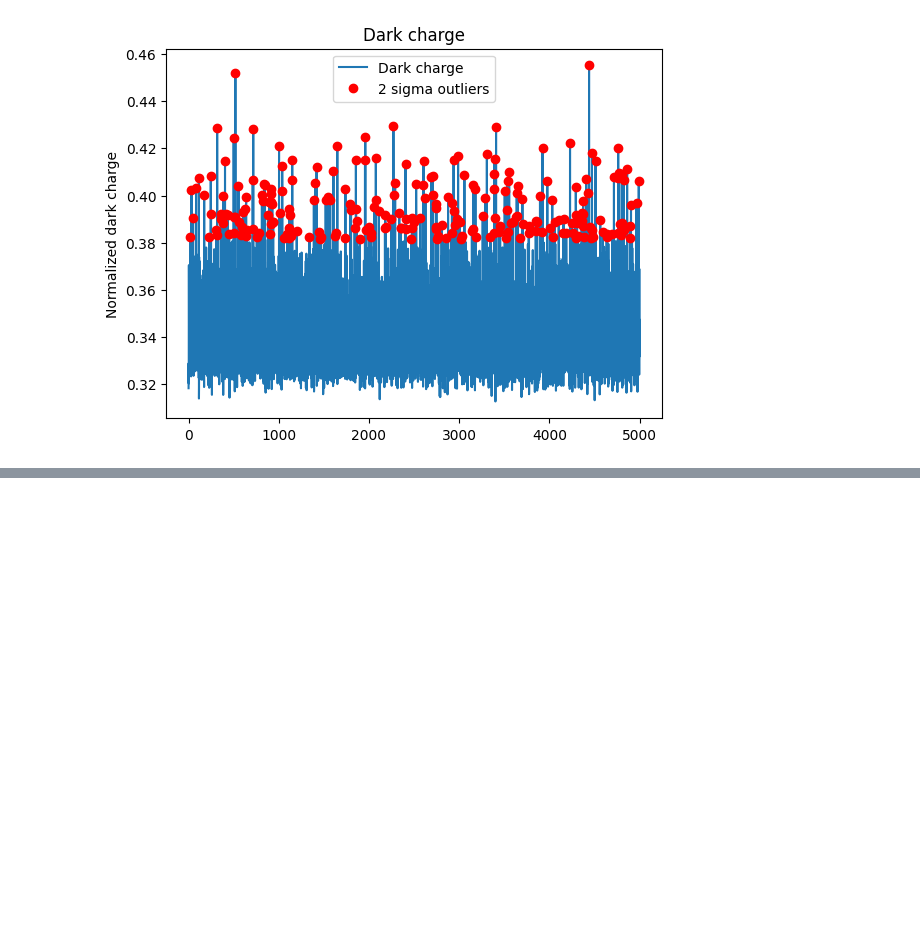
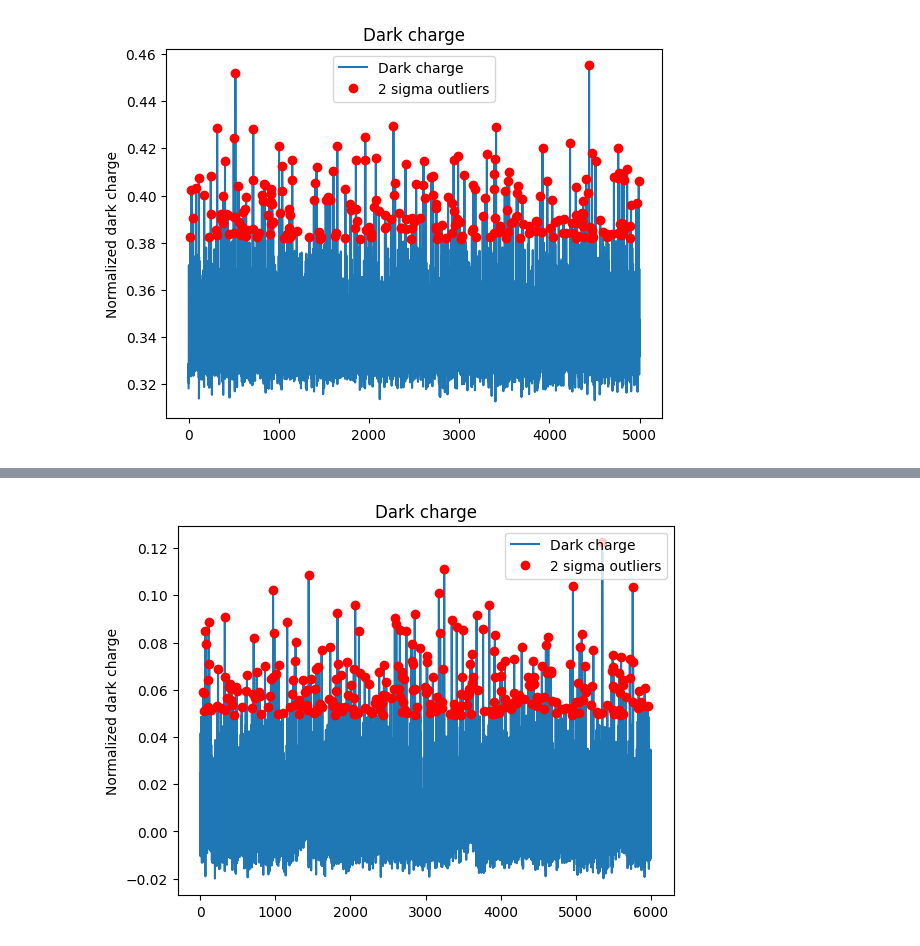
Before and after one commit to stormmathisen/dark_current_data_analysis, a Jupyter notebook: breakdown_wave_analysis.ipynb, the cells around one changed output, grey strips where cells are left out. Cells and saved outputs as stored; diff of their text form; code cells hidden in the pictures; blank space fills up the shorter version.

```diff
--- a/breakdown_wave_analysis.ipynb
+++ b/breakdown_wave_analysis.ipynb
@@ -128,0 +129,24 @@ Explains 75.32639308675965% of the mean charge
+# %%
+## Oscillations without RF
+i1 = 0
+i2 = 6000
+waveforms_osc = waveforms[i1:i2]
+dark_charge_osc = dark_charge[i1:i2]
+plt.figure()
+plt.plot(dark_charge_osc, '-')
+plt.title('Dark charge')
+
+mean_osc = np.mean(dark_charge_osc)
+std_osc = np.std(dark_charge_osc)
+
+n = 2
+
+outlier_osc = np.abs(dark_charge_osc - mean_osc) > n*std_osc
+
+plt.plot(np.where(outlier_osc)[0], dark_charge_osc[outlier_osc], 'ro')
+plt.title('Dark charge')
+plt.legend(['Dark charge', f'{n} sigma outliers'])
+plt.ylabel('Normalized dark charge')
+plt.savefig(figure_prefix + 'dark_charge_osc_no_RF.png')
+# %% [output]
+[figure, added]
```
Also changed, not shown: parts of 3 cells of this notebook, 4 other files.
